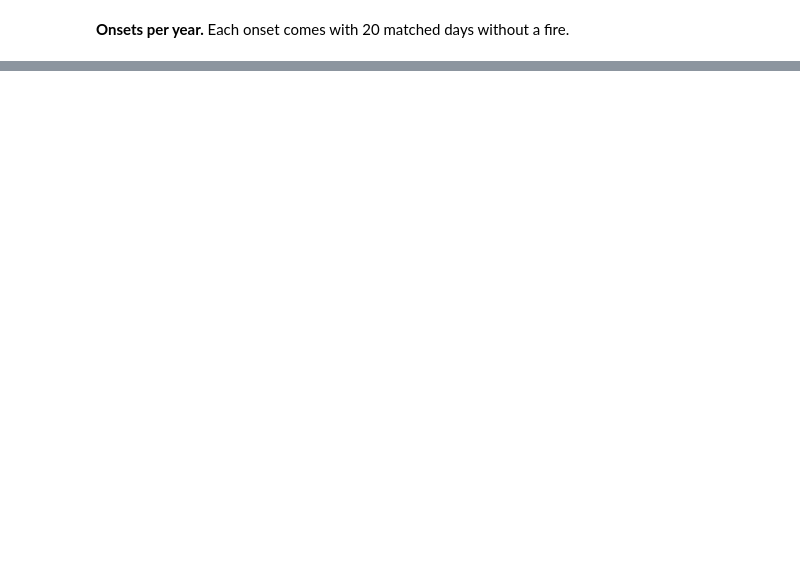
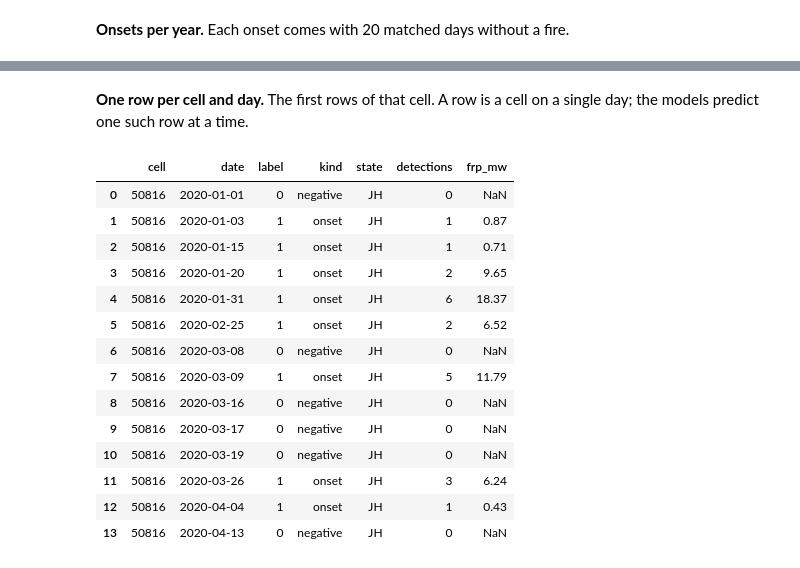
Before and after one commit to Terra-Watch/wildfire-ignition-forecasting, a Jupyter notebook: notebooks/02_labels.ipynb, the cells around one changed output, grey strips where cells are left out. Drawn from its saved outputs; the diff is of its cells as text; code cells hidden in the pictures; blank space fills up the shorter version.

```diff
--- a/notebooks/02_labels.ipynb
+++ b/notebooks/02_labels.ipynb
@@ -29,0 +82,20 @@ labels.plot_rows_by_year()
+# %% [markdown]
+**One row per cell and day.** The first rows of that cell. A row is a cell on a single day; the models predict one such row at a time.
+# %%
+display(labels.cell_rows_table())
+# %% [output]
+|  | cell | date | label | kind | state | detections | frp_mw |
+| 0 | 50816 | 2020-01-01 | 0 | negative | JH | 0 | NaN |
+| 1 | 50816 | 2020-01-03 | 1 | onset | JH | 1 | 0.87 |
+| 2 | 50816 | 2020-01-15 | 1 | onset | JH | 1 | 0.71 |
+| 3 | 50816 | 2020-01-20 | 1 | onset | JH | 2 | 9.65 |
+| 4 | 50816 | 2020-01-31 | 1 | onset | JH | 6 | 18.37 |
+| 5 | 50816 | 2020-02-25 | 1 | onset | JH | 2 | 6.52 |
+| 6 | 50816 | 2020-03-08 | 0 | negative | JH | 0 | NaN |
+| 7 | 50816 | 2020-03-09 | 1 | onset | JH | 5 | 11.79 |
+| 8 | 50816 | 2020-03-16 | 0 | negative | JH | 0 | NaN |
+| 9 | 50816 | 2020-03-17 | 0 | negative | JH | 0 | NaN |
+| 10 | 50816 | 2020-03-19 | 0 | negative | JH | 0 | NaN |
+| 11 | 50816 | 2020-03-26 | 1 | onset | JH | 3 | 6.24 |
+| 12 | 50816 | 2020-04-04 | 1 | onset | JH | 1 | 0.43 |
+| 13 | 50816 | 2020-04-13 | 0 | negative | JH | 0 | NaN |
```
Also changed, not shown: parts of 11 cells of this notebook, 10 other files.
